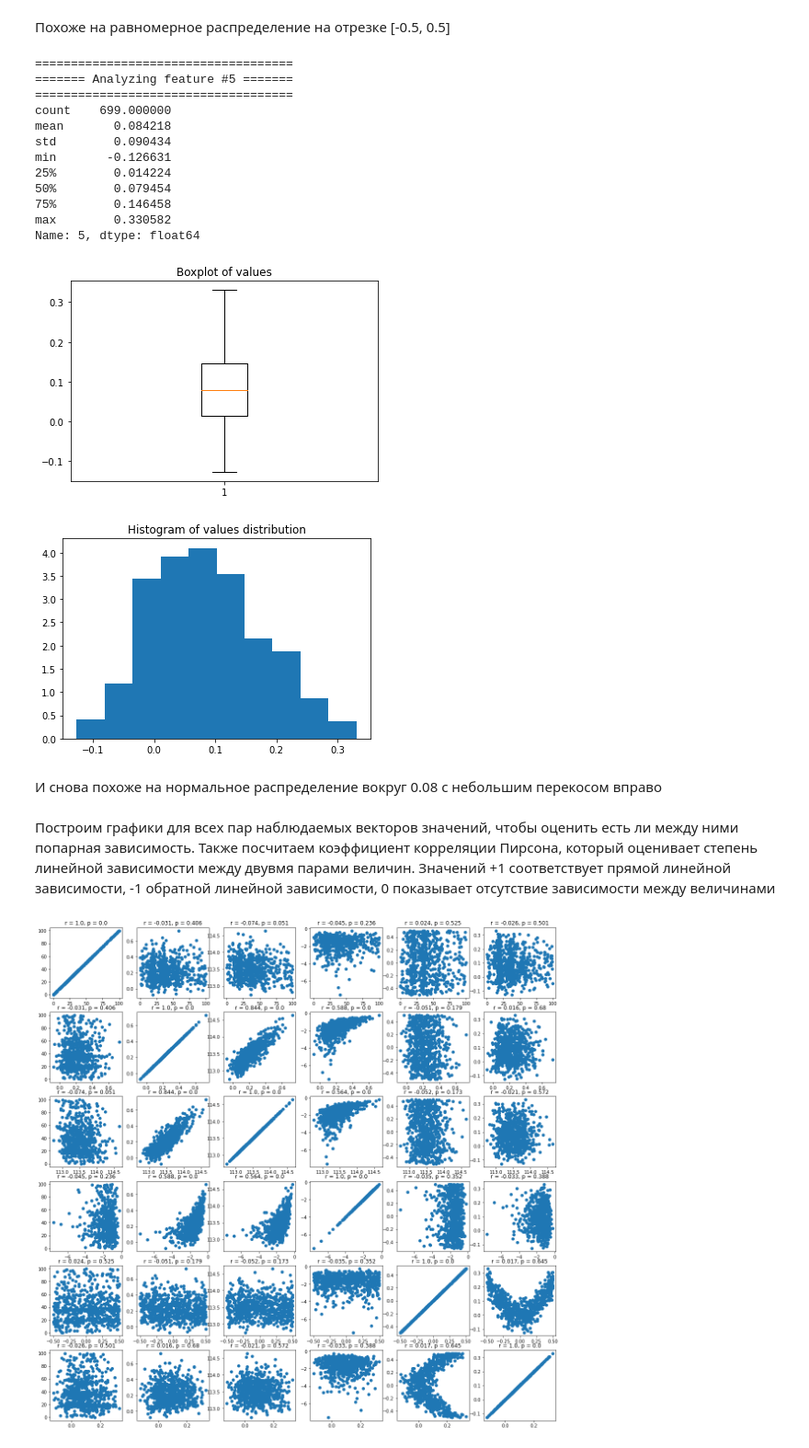
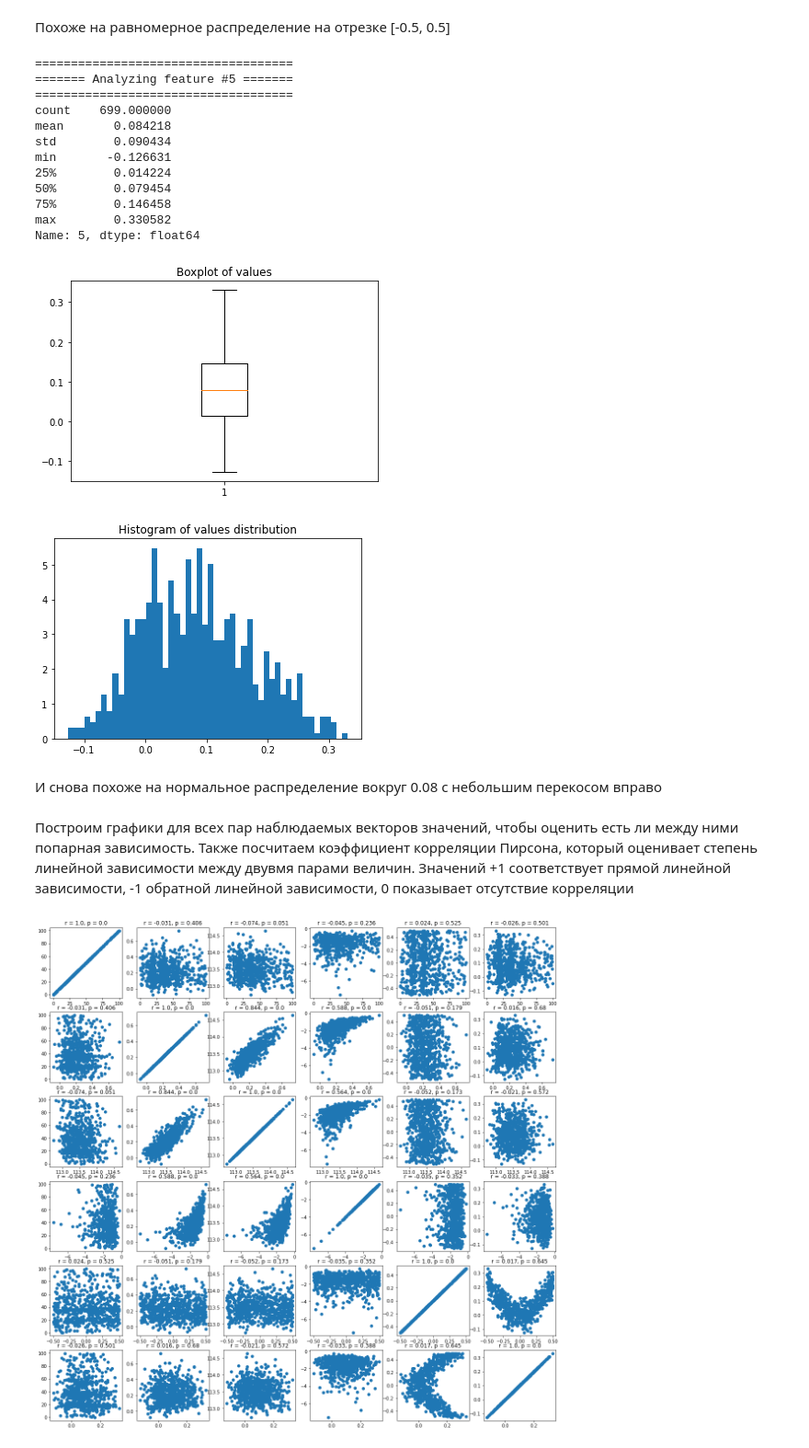
Before and after one commit to ivartb/bioinf_stats, a Jupyter notebook: MHW1_EDA.ipynb, the cells around one changed output. Shown at 92% size. Saved outputs shown, nothing was run; the diff lists cells and outputs as text; code cells hidden in the pictures.

```diff
--- a/MHW1_EDA.ipynb
+++ b/MHW1_EDA.ipynb
@@ -30,7 +30,7 @@ print(data)
 # %% [markdown]
 Порядка 10% строк содержат пропуски в значениях, это значение относительно небольшое, поэтому удалим эти строки перед дальнейшим анализом
 # %%
-def EDA(i):
+def EDA(i, bins):
     print("====================================")
     print(f'======= Analyzing feature #{i} =======')
     print("====================================")
@@ -41,7 +41,7 @@ def EDA(i):
     plt.title("Boxplot of values")
     plt.show()
 
-    hist = plt.hist(x, density=True)
+    hist = plt.hist(x, density=True, bins=bins)
     plt.title("Histogram of values distribution")
     plt.show()
 # %%
@@ -140,26 +140,26 @@ Name: 4, dtype: float64
 # %% [markdown]
 Похоже на равномерное распределение на отрезке [-0.5, 0.5]
 # %%
-EDA(5)
+EDA(5, 50)
 # %% [output]
 ====================================
 ======= Analyzing feature #5 =======
 ====================================
 count    699.000000
 mean       0.084218
 std        0.090434
 min       -0.126631
 25%        0.014224
 50%        0.079454
 75%        0.146458
 max        0.330582
 Name: 5, dtype: float64
 [figure]
-[figure, old version]
+[figure, new version]
 # %% [markdown]
 И снова похоже на нормальное распределение вокруг 0.08 с небольшим перекосом вправо
 # %% [markdown]
-Построим графики для всех пар наблюдаемых векторов значений, чтобы оценить есть ли между ними попарная зависимость. Также посчитаем коэффициент корреляции Пирсона, который оценивает степень линейной зависимости между двувмя парами величин. Значений +1 соответствует прямой линейной зависимости, -1 обратной линейной зависимости, 0 показывает отсутствие зависимости между величинами
+Построим графики для всех пар наблюдаемых векторов значений, чтобы оценить есть ли между ними попарная зависимость. Также посчитаем коэффициент корреляции Пирсона, который оценивает степень линейной зависимости между двувмя парами величин. Значений +1 соответствует прямой линейной зависимости, -1 обратной линейной зависимости, 0 показывает отсутствие корреляции
 # %%
 plt.figure(figsize=(20, 20))
 
```
Also changed, not shown: parts of 10 cells of this notebook.
